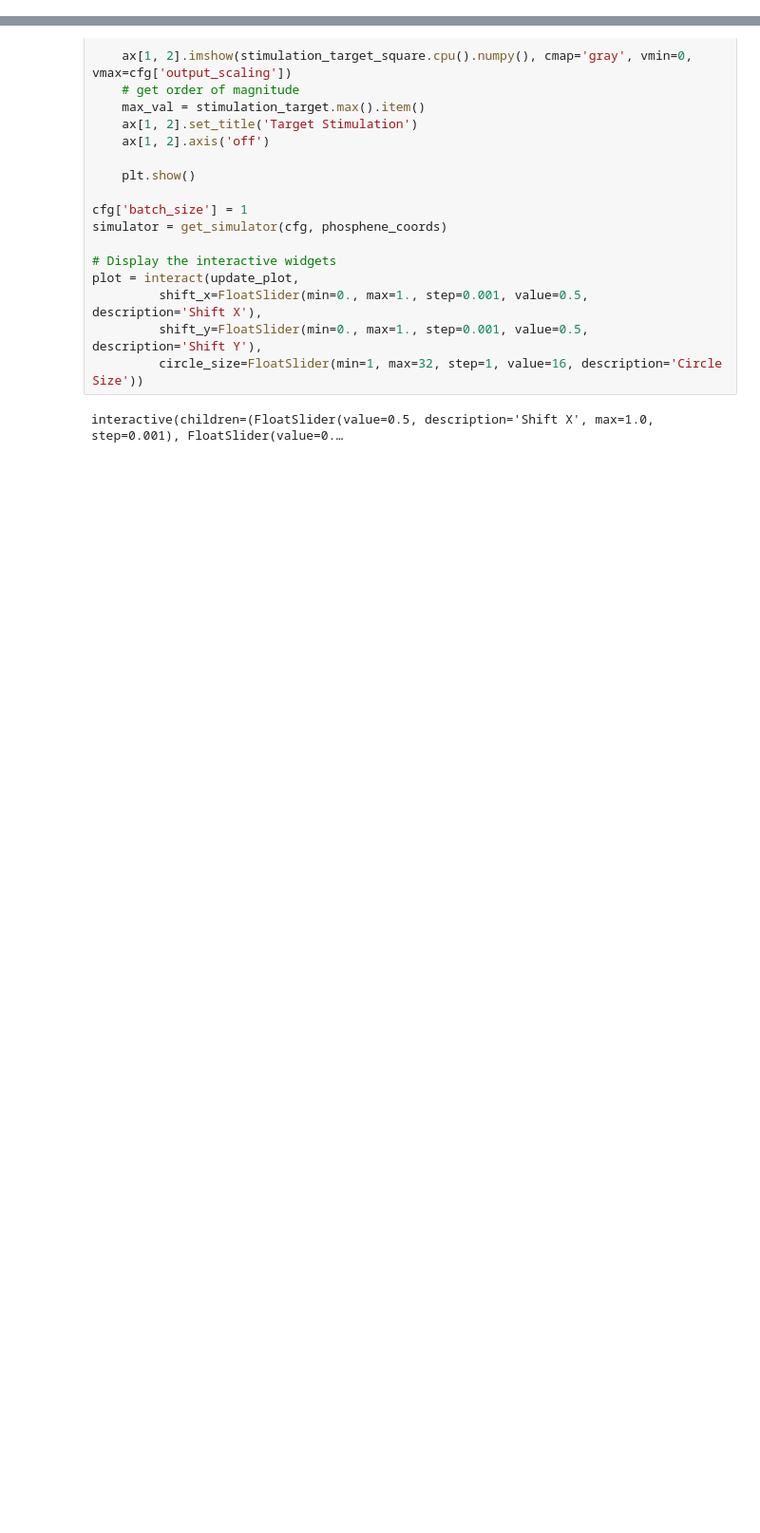
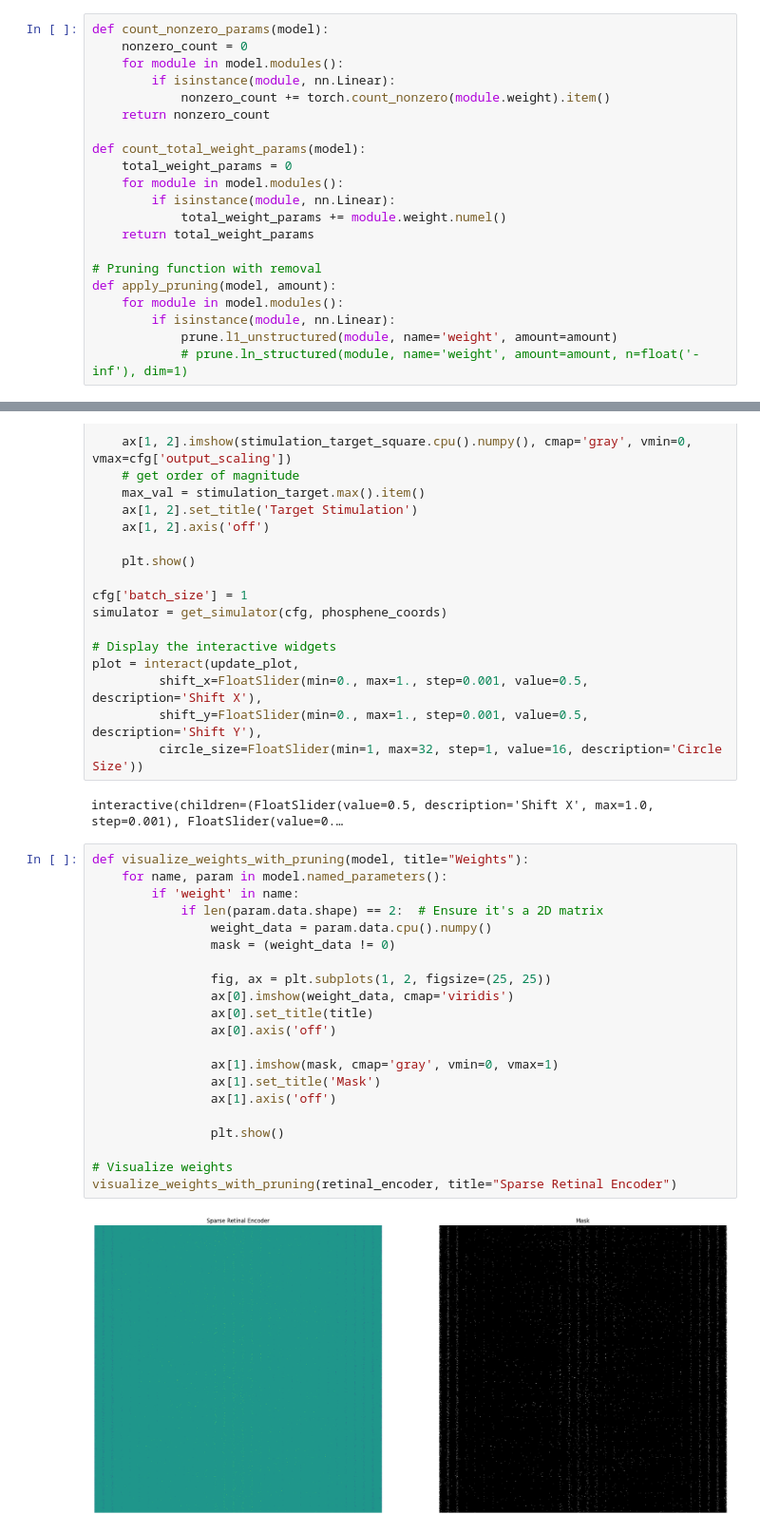
Before and after one commit to MichelleAppel/viseon, a Jupyter notebook: notebooks/test_simulator.ipynb, the cells around one changed output, grey strips where cells are left out. Shown: that part at 95% size. Saved outputs shown, nothing was run; the diff lists cells and outputs as text; blank space fills up the shorter version.

```diff
--- a/notebooks/test_simulator.ipynb
+++ b/notebooks/test_simulator.ipynb
@@ -341,0 +328,21 @@ Retinal Encoder Parameters: 1051648
+# %%
+def count_nonzero_params(model):
+    nonzero_count = 0
+    for module in model.modules():
+        if isinstance(module, nn.Linear):
+            nonzero_count += torch.count_nonzero(module.weight).item()
+    return nonzero_count
+
+def count_total_weight_params(model):
+    total_weight_params = 0
+    for module in model.modules():
+        if isinstance(module, nn.Linear):
+            total_weight_params += module.weight.numel()
+    return total_weight_params
+
+# Pruning function with removal
+def apply_pruning(model, amount):
+    for module in model.modules():
+        if isinstance(module, nn.Linear):
+            prune.l1_unstructured(module, name='weight', amount=amount)
+            # prune.ln_structured(module, name='weight', amount=amount, n=float('-inf'), dim=1)
@@ -510,3 +544,26 @@ plot = interact(update_plot,
          circle_size=FloatSlider(min=1, max=32, step=1, value=16, description='Circle Size'))
 # %% [output]
 interactive(children=(FloatSlider(value=0.5, description='Shift X', max=1.0, step=0.001), FloatSlider(value=0.…
+# %%
+def visualize_weights_with_pruning(model, title="Weights"):
+    for name, param in model.named_parameters():
+        if 'weight' in name:
+            if len(param.data.shape) == 2:  # Ensure it's a 2D matrix
+                weight_data = param.data.cpu().numpy()
+                mask = (weight_data != 0)
+
+                fig, ax = plt.subplots(1, 2, figsize=(25, 25))
+                ax[0].imshow(weight_data, cmap='viridis')
+                ax[0].set_title(title)
+                ax[0].axis('off')
+
+                ax[1].imshow(mask, cmap='gray', vmin=0, vmax=1)
+                ax[1].set_title('Mask')
+                ax[1].axis('off')
+
+                plt.show()
+
+# Visualize weights
+visualize_weights_with_pruning(retinal_encoder, title="Sparse Retinal Encoder")
+# %% [output]
+[figure, added]
```
Also changed, not shown: parts of 12 cells of this notebook.
